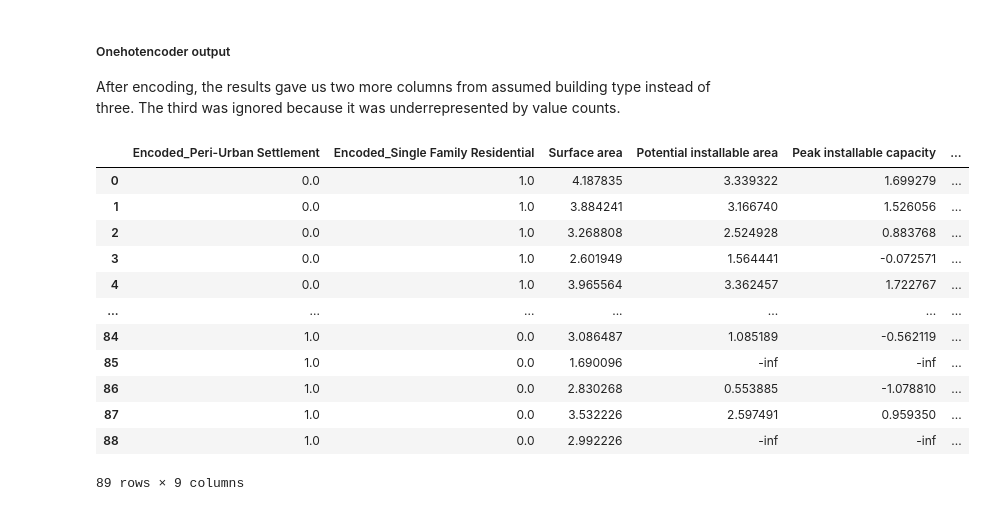
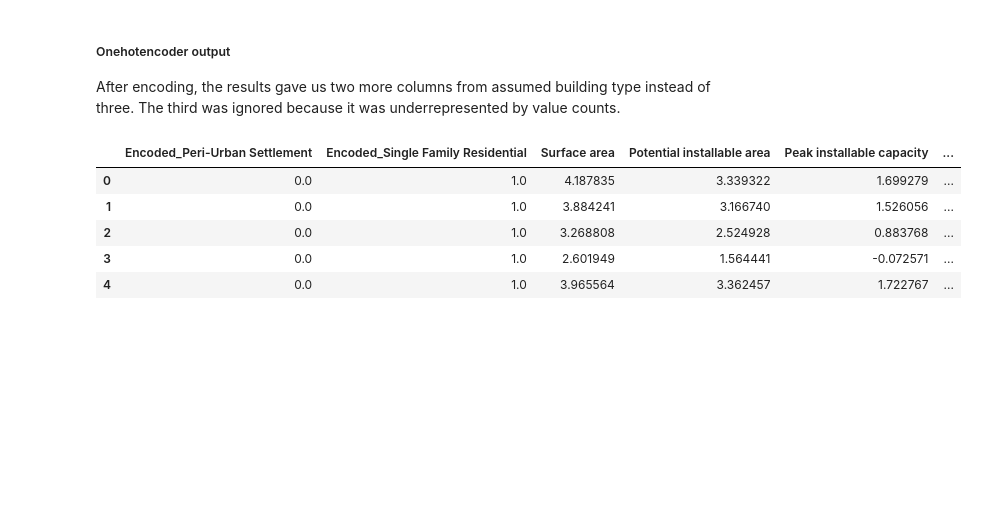
Before and after one commit to James-Kosgei/Phase3..Prjct88, a Jupyter notebook: index.ipynb, the cells around one changed output. Cells and saved outputs as stored; diff of their text form; code cells hidden in the pictures; blank space fills up the shorter version.

```diff
--- a/index.ipynb
+++ b/index.ipynb
@@ -354,21 +348,14 @@ After encoding, the results gave us two more columns from assumed building type
 # %%
 # Rename the columns
 data2.rename(columns={
     "Single Family Residential": "Encoded_Single Family Residential",
     "Peri-Urban Settlement": "Encoded_Peri-Urban Settlement"
 }, inplace=True)
-data2
+data2.head()
 # %% [output]
 |  | Encoded_Peri-Urban Settlement | Encoded_Single Family Residential | Surface area | Potential installable area | Peak installable capacity | ... |
 | 0 | 0.0 | 1.0 | 4.187835 | 3.339322 | 1.699279 | ... |
 | 1 | 0.0 | 1.0 | 3.884241 | 3.166740 | 1.526056 | ... |
 | 2 | 0.0 | 1.0 | 3.268808 | 2.524928 | 0.883768 | ... |
 | 3 | 0.0 | 1.0 | 2.601949 | 1.564441 | -0.072571 | ... |
 | 4 | 0.0 | 1.0 | 3.965564 | 3.362457 | 1.722767 | ... |
-| ... | ... | ... | ... | ... | ... | ... |
-| 84 | 1.0 | 0.0 | 3.086487 | 1.085189 | -0.562119 | ... |
-| 85 | 1.0 | 0.0 | 1.690096 | -inf | -inf | ... |
-| 86 | 1.0 | 0.0 | 2.830268 | 0.553885 | -1.078810 | ... |
-| 87 | 1.0 | 0.0 | 3.532226 | 2.597491 | 0.959350 | ... |
-| 88 | 1.0 | 0.0 | 2.992226 | -inf | -inf | ... |
-89 rows × 9 columns
```
Also changed, not shown: parts of 12 cells of this notebook.
